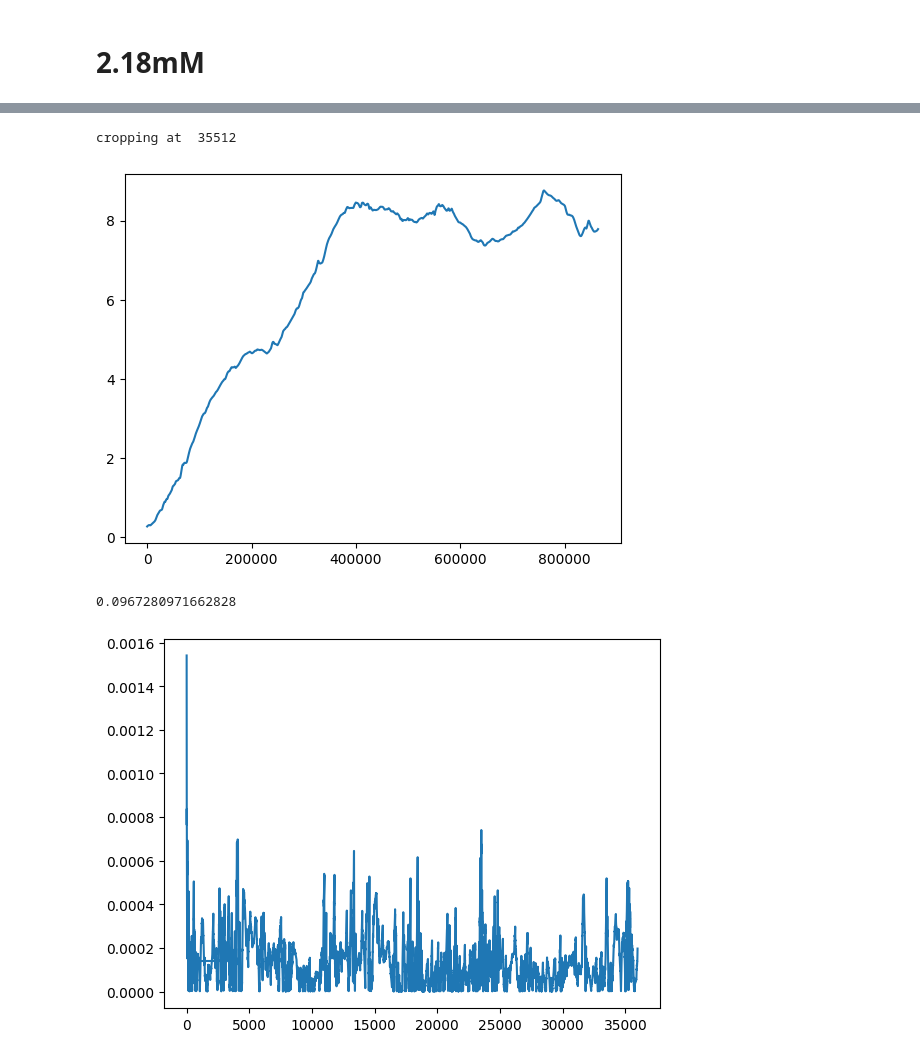
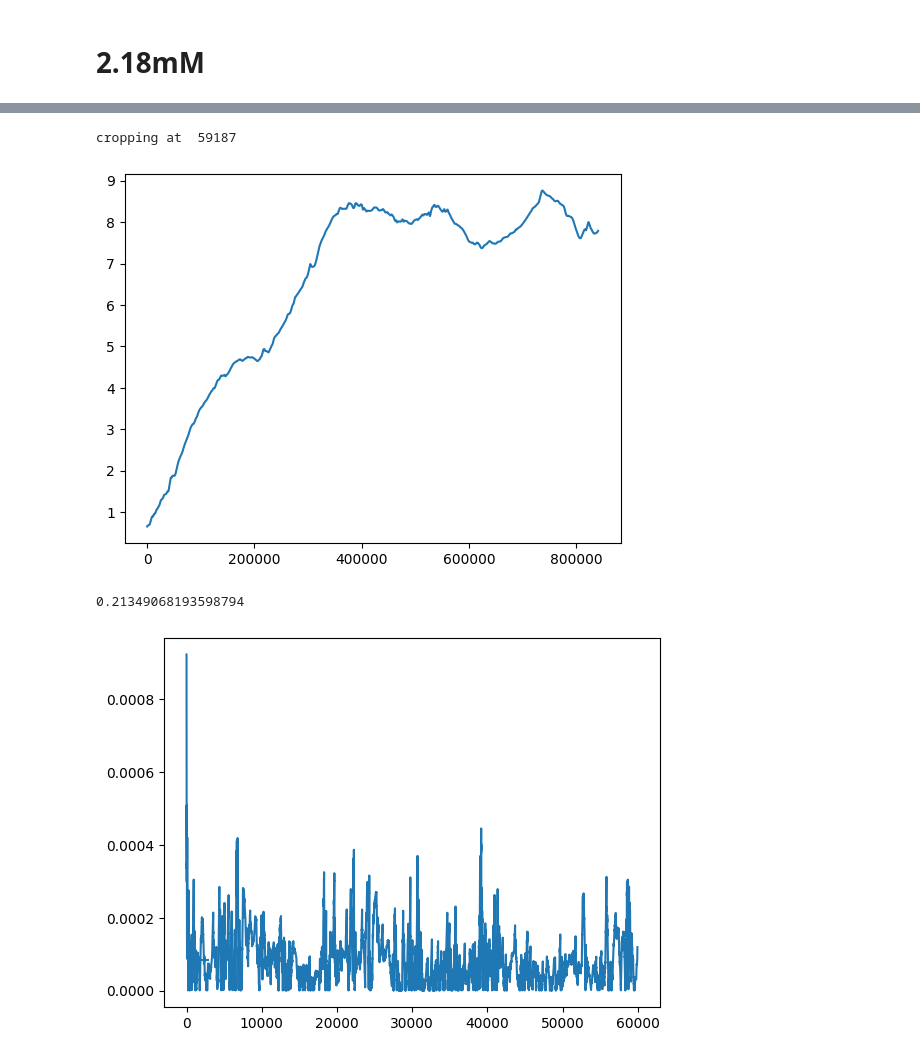
Before and after one commit to ChandrikaSethumadhavan/Master_Thesis, a Jupyter notebook: trim_post_sg.ipynb, the cells around one changed output, grey strips where cells are left out. Drawn from its saved outputs; the diff is of its cells as text; code cells hidden in the pictures.

```diff
--- a/trim_post_sg.ipynb
+++ b/trim_post_sg.ipynb
@@ -25,7 +25,7 @@ time = df["Time (h)"]
 pressure = df["DWT denoised pressure (kPa)"]
 time = time.values[:]
 pressure = pressure.values[:]
-window = 10 #no of samples
+window = 15  #no of samples  #10
 # std_all = np.std(pressure)
 std_all=[]
 for i in range(0,len(pressure)-window,window):
@@ -73,7 +73,7 @@ time = df["Time (s)"]
 pressure = df["DWT denoised pressure (kPa)"]
 time = time.values[:]
 pressure = pressure.values[:]
-window = 10 #no of samples
+window =  15  #no of samples
 # std_all = np.std(pressure)
 std_all=[]
 for i in range(0,len(pressure)-window,window):
@@ -121,7 +121,7 @@ time = df["Time (s)"]
 pressure = df["DWT denoised pressure (kPa)"]
 time = time.values[:]
 pressure = pressure.values[:]
-window = 25  #no of samples
+window = 15 #no of samples
 # std_all = np.std(pressure)
 std_all=[]
 for i in range(0,len(pressure)-window,window):
@@ -160,4 +160,4 @@ plt.show()
-cropping at  35512
+cropping at  59187
-[figure, old version]
+[figure, new version]
-0.0967280971662828
+0.21349068193598794
-[figure, old version]
+[figure, new version]
```
Also changed, not shown: parts of 26 cells of this notebook.
